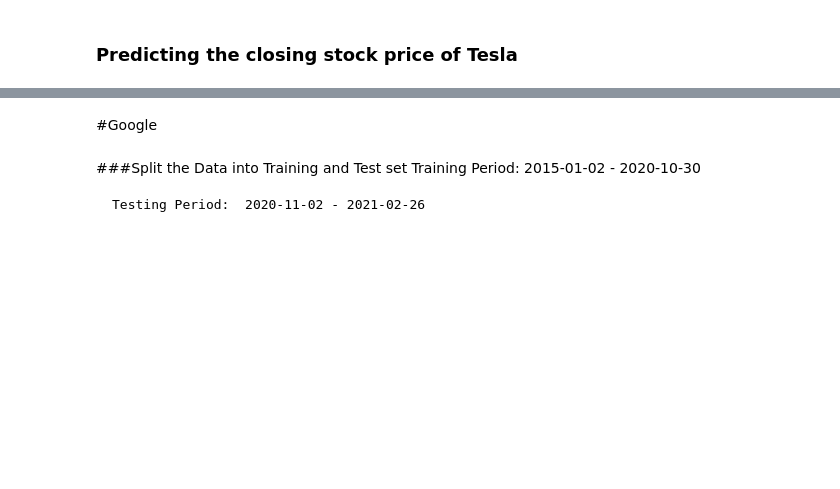
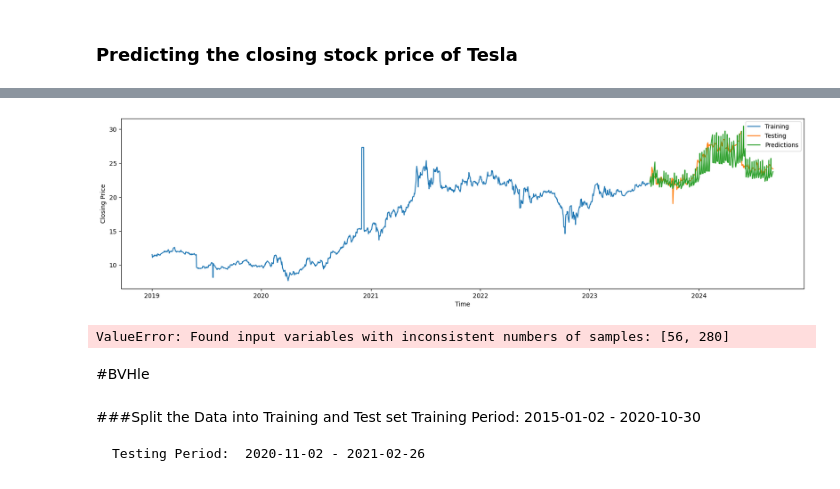
Before and after one commit to abuhmhai/Stock-Price-Prediction-X, a Jupyter notebook: Deep_Learning_Model.ipynb, the cells around one changed output, grey strips where cells are left out. Drawn from its saved outputs; the diff is of its cells as text; code cells hidden in the pictures; blank space fills up the shorter version.

```diff
--- a/Deep_Learning_Model.ipynb
+++ b/Deep_Learning_Model.ipynb
@@ -343,8 +359,8 @@ TSLA_Train_X, TSLA_Train_Y, TSLA_Test_X, TSLA_Test_Y = Dataset(TSLA, TSLA_Date)
 # %% [markdown]
 ### Model Fitting
 # %%
-TSLA_Model = Model()
+BIDV_Model = Model()
 # %%
-TSLA_Model.compile(optimizer = tf.keras.optimizers.Adam(), loss = 'mse', metrics = [tf.keras.metrics.RootMeanSquaredError()])
+BIDV_Model.compile(optimizer = tf.keras.optimizers.Adam(), loss = 'mse', metrics = [tf.keras.metrics.RootMeanSquaredError()])
 # %%
-TSLA_hist = TSLA_Model.fit(TSLA_Train_X, TSLA_Train_Y, epochs = 200, validation_data = (TSLA_Test_X, TSLA_Test_Y), callbacks=[callback])
+BIDV_hist = BIDV_Model.fit(BIDV_Train_X, BIDV_Train_Y, epochs = 200, validation_data = (BIDV_Test_X, BIDV_Test_Y), callbacks=[callback])
@@ -388,0 +415,2 @@ plt.legend(loc = 'best')
+# %%
+BIDV_prediction = BIDV_Model.predict(BIDV_Test_X)
@@ -389,8 +419,46 @@ plt.legend(loc = 'best')
+# %%
+
+# Define the start date of testing period
+test_start_date = '2023-07-21'
+
+# Ensure that ACB_Test_Y and ACB_prediction are 1-dimensional
+BIDV_Test_Y = np.ravel(BIDV_Test_Y)  # Flatten if necessary
+BIDV_prediction = np.ravel(BIDV_prediction)  # Flatten if necessary
+
+# Create a DataFrame for testing data
+BIDV_Test_Data = pd.DataFrame({
+    'Date': BIDV['Date'][BIDV['Date'] >= test_start_date].reset_index(drop=True)[:len(BIDV_Test_Y)],
+    'Adj. Close': ACB_Test_Y
+})
+
+# Add predictions to the DataFrame
+BIDV_Test_Data['Predictions'] = BIDV_prediction
+
+# Plotting
+plt.figure(figsize=(20, 5))
+
+# Plot Training Data
+plt.plot(BIDV['Date'][BIDV['Date'] < test_start_date], BIDV['Adj. Close'][BIDV['Date'] < test_start_date], label='Training')
+
+# Plot Testing Data
+plt.plot(BIDV_Test_Data['Date'],BIDV_Test_Data['Adj. Close'], label='Testing')
+
+# Plot Predictions
+plt.plot(BIDV_Test_Data['Date'], BIDV_Test_Data['Predictions'], label='Predictions')
+
+plt.xlabel('Time')
+plt.ylabel('Closing Price')
+plt.legend(loc='best')
+plt.show()
+# %% [output]
+[figure, added]
 # %%
-rmse = math.sqrt(mean_squared_error(TSLA_Test_Y.reshape(-1, 5), TSLA_prediction))
-mape = np.mean(np.abs(TSLA_prediction - TSLA_Test_Y.reshape(-1, 5))/np.abs(TSLA_Test_Y.reshape(-1, 5)))
+rmse = math.sqrt(mean_squared_error(BIDV_Test_Y.reshape(-1, 5), BIDV_prediction))
+mape = np.mean(np.abs(BIDV_prediction - BIDV_Test_Y.reshape(-1, 5))/np.abs(BIDV_Test_Y.reshape(-1, 5)))
 print(f'RMSE: {rmse}')
 print(f'MAPE: {mape}')
+# %% [output]
+ValueError: Found input variables with inconsistent numbers of samples: [56, 280]
 # %% [markdown]
-#Google
+#BVHle
 # %%
```
Also changed, not shown: parts of 27 cells of this notebook, 4 other files.
